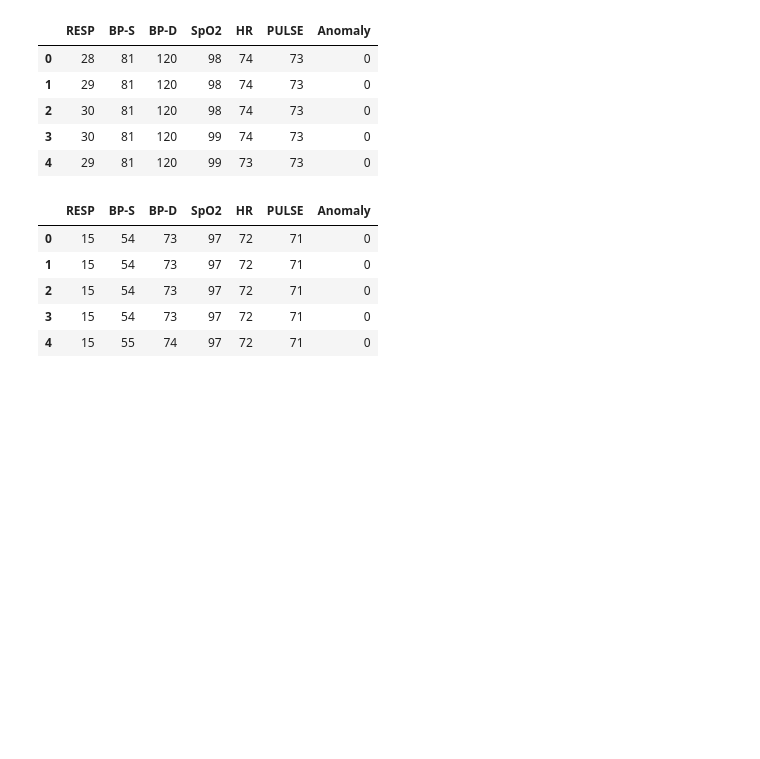
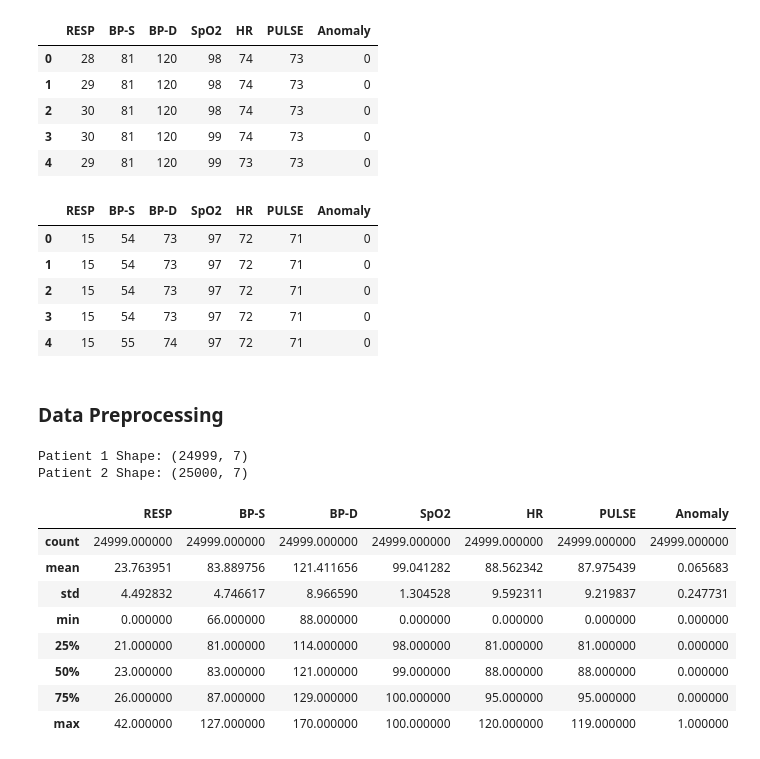
Before and after one commit to zoddtheimmortal/ml-assignments, a Jupyter notebook: a2/main.ipynb, the cells around one changed output. Saved outputs shown, nothing was run; the diff lists cells and outputs as text; code cells hidden in the pictures; blank space fills up the shorter version.

Commit message:
chore: add data preprocessing section

```diff
--- a/a2/main.ipynb
+++ b/a2/main.ipynb
@@ -69,3 +69,23 @@ df2.head()
 | 2 | 15 | 54 | 73 | 97 | 72 | 71 | 0 |
 | 3 | 15 | 54 | 73 | 97 | 72 | 71 | 0 |
 | 4 | 15 | 55 | 74 | 97 | 72 | 71 | 0 |
+# %% [markdown]
+### Data Preprocessing
+# %%
+print(f"Patient 1 Shape: {df1.shape}")
+print(f"Patient 2 Shape: {df2.shape}")
+# %% [output]
+Patient 1 Shape: (24999, 7)
+Patient 2 Shape: (25000, 7)
+# %%
+df1.describe()
+# %% [output]
+|  | RESP | BP-S | BP-D | SpO2 | HR | PULSE | Anomaly |
+| count | 24999.000000 | 24999.000000 | 24999.000000 | 24999.000000 | 24999.000000 | 24999.000000 | 24999.000000 |
+| mean | 23.763951 | 83.889756 | 121.411656 | 99.041282 | 88.562342 | 87.975439 | 0.065683 |
+| std | 4.492832 | 4.746617 | 8.966590 | 1.304528 | 9.592311 | 9.219837 | 0.247731 |
+| min | 0.000000 | 66.000000 | 88.000000 | 0.000000 | 0.000000 | 0.000000 | 0.000000 |
+| 25% | 21.000000 | 81.000000 | 114.000000 | 98.000000 | 81.000000 | 81.000000 | 0.000000 |
+| 50% | 23.000000 | 83.000000 | 121.000000 | 99.000000 | 88.000000 | 88.000000 | 0.000000 |
+| 75% | 26.000000 | 87.000000 | 129.000000 | 100.000000 | 95.000000 | 95.000000 | 0.000000 |
+| max | 42.000000 | 127.000000 | 170.000000 | 100.000000 | 120.000000 | 119.000000 | 1.000000 |
```
Also changed, not shown: parts of 1 cell of this notebook, 1 other file.
